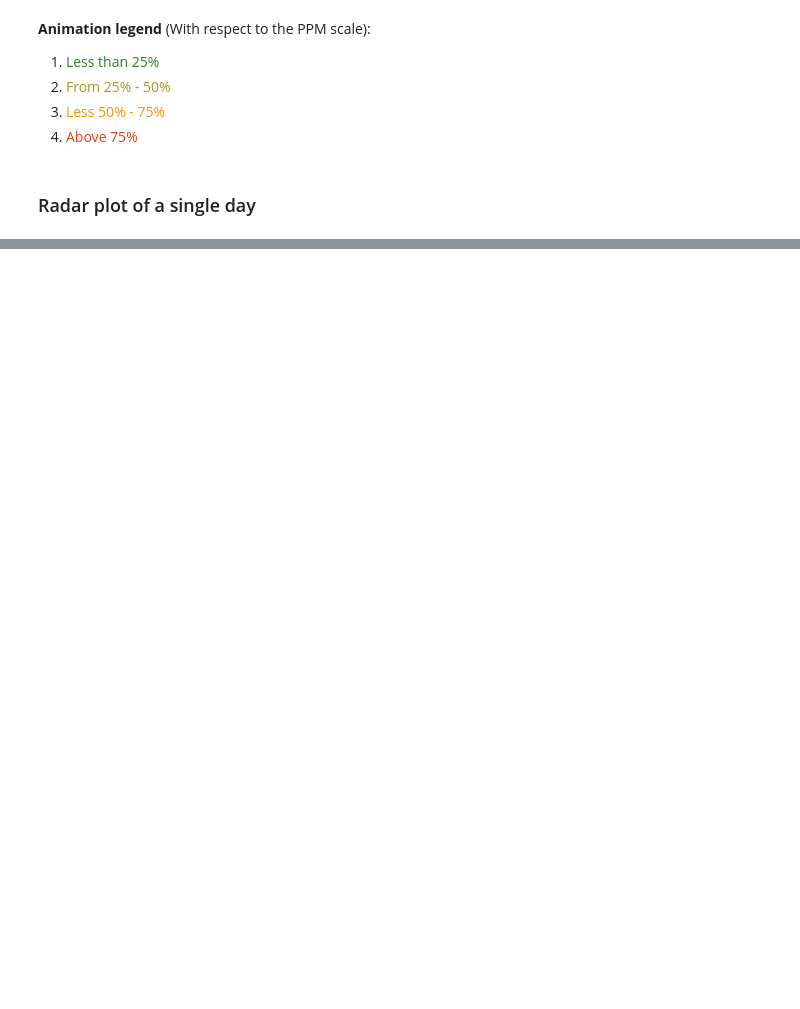
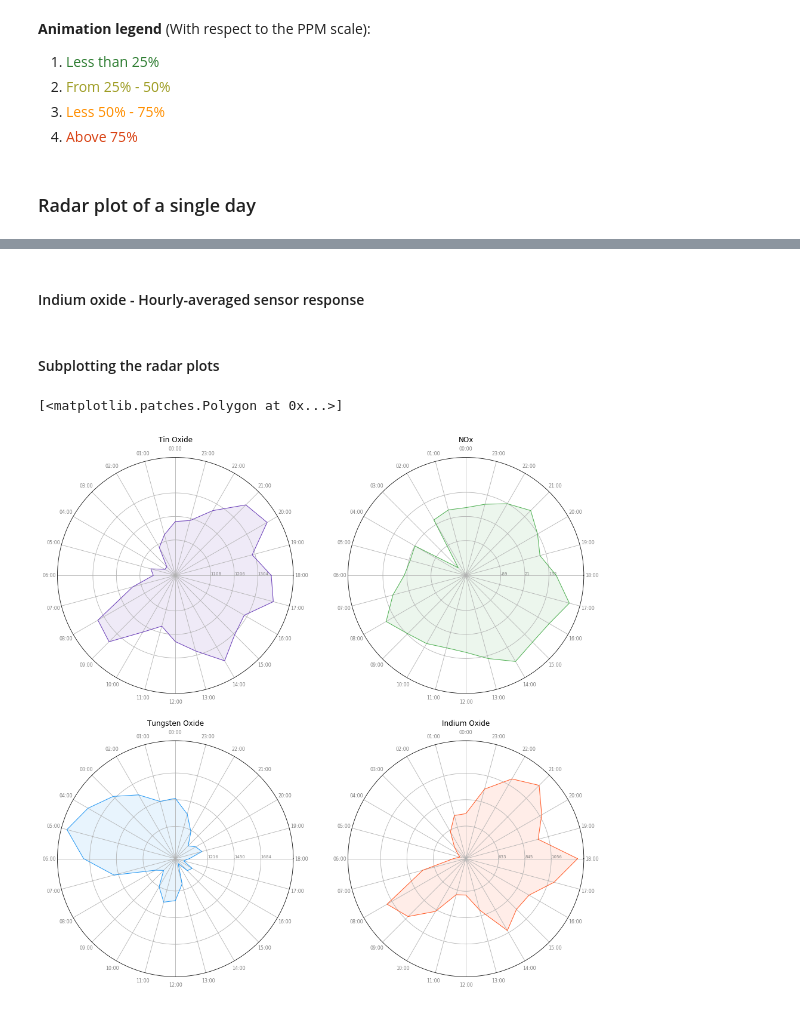
Before and after one commit to Dheeraj1998/Areca, a Jupyter notebook: Areca - Data Analysis.ipynb, the cells around one changed output, grey strips where cells are left out. Saved outputs shown, nothing was run; the diff lists cells and outputs as text; code cells hidden in the pictures; blank space fills up the shorter version.

```diff
--- a/Areca - Data Analysis.ipynb
+++ b/Areca - Data Analysis.ipynb
@@ -116,0 +215,2 @@ KeyboardInterrupt:
+# %% [markdown]
+#### Indium oxide - Hourly-averaged sensor response
@@ -116,0 +245,72 @@ KeyboardInterrupt:
+# %%
+categories=list(dataframe_1)[1:]
+N = len(categories)
+
+values_1=dataframe_1.loc[0].drop('group').values.flatten().tolist()
+values_1 += values_1[:1]
+
+values_2=dataframe_2.loc[0].drop('group').values.flatten().tolist()
+values_2 += values_2[:1]
+
+values_3=dataframe_3.loc[0].drop('group').values.flatten().tolist()
+values_3 += values_3[:1]
+
+values_4=dataframe_4.loc[0].drop('group').values.flatten().tolist()
+values_4 += values_4[:1]
+
+angles = [n / float(N) * 2 * pi for n in range(N)]
+angles += angles[:1]
+# %% [markdown]
+#### Subplotting the radar plots
+# %%
+plt.figure(figsize=(16,16))
+ax = plt.subplot(221, polar=True)
+plt.xticks(angles[:-1], categories, color='grey', size=8)
+
+ax.set_rlabel_position(0)
+difference_values = max(values_1) - min(values_1)
+plt.yticks([min(values_1) + difference_values * 0.25, min(values_1) + difference_values * 0.5, min(values_1) + difference_values * 0.75], [str(int(min(values_1) + difference_values * 0.25)), str(int(min(values_1) + difference_values * 0.5)), str(int(min(values_1) + difference_values * 0.75))], color="grey", size=7)
+plt.ylim(min(values_1) - 50, max(values_1) + 50)
+plt.title("Tin Oxide")
+
+ax.plot(angles, values_1, linewidth=1, linestyle='solid', color='#673AB7')
+ax.fill(angles, values_1, '#673AB7', alpha=0.1)
+
+ax = plt.subplot(222, polar=True)
+plt.xticks(angles[:-1], categories, color='grey', size=8)
+
+ax.set_rlabel_position(0)
+difference_values = max(values_2) - min(values_2)
+plt.yticks([min(values_2) + difference_values * 0.25, min(values_2) + difference_values * 0.5, min(values_2) + difference_values * 0.75], [str(int(min(values_2) + difference_values * 0.25)), str(int(min(values_2) + difference_values * 0.5)), str(int(min(values_2) + difference_values * 0.75))], color="grey", size=7)
+plt.ylim(min(values_2) - 50, max(values_2) + 50)
+plt.title("NOx")
+
+ax.plot(angles, values_2, linewidth=1, linestyle='solid', color='#4CAF50')
+ax.fill(angles, values_2, '#4CAF50', alpha=0.1)
+
+ax = plt.subplot(223, polar=True)
+plt.xticks(angles[:-1], categories, color='grey', size=8)
+
+ax.set_rlabel_position(0)
+difference_values = max(values_3) - min(values_3)
+plt.yticks([min(values_3) + difference_values * 0.25, min(values_3) + difference_values * 0.5, min(values_3) + difference_values * 0.75], [str(int(min(values_3) + difference_values * 0.25)), str(int(min(values_3) + difference_values * 0.5)), str(int(min(values_3) + difference_values * 0.75))], color="grey", size=7)
+plt.ylim(min(values_3) - 50, max(values_3) + 50)
+plt.title("Tungsten Oxide")
+
+ax.plot(angles, values_3, linewidth=1, linestyle='solid', color='#2196F3')
+ax.fill(angles, values_3, '#2196F3', alpha=0.1)
+
+ax = plt.subplot(224, polar=True)
+plt.xticks(angles[:-1], categories, color='grey', size=8)
+
+ax.set_rlabel_position(0)
+difference_values = max(values_4) - min(values_4)
+plt.yticks([min(values_4) + difference_values * 0.25, min(values_4) + difference_values * 0.5, min(values_4) + difference_values * 0.75], [str(int(min(values_4) + difference_values * 0.25)), str(int(min(values_4) + difference_values * 0.5)), str(int(min(values_4) + difference_values * 0.75))], color="grey", size=7)
+plt.ylim(min(values_4) - 50, max(values_4) + 50)
+plt.title("Indium Oxide")
+
+ax.plot(angles, values_4, linewidth=1, linestyle='solid', color='#FF5722')
+ax.fill(angles, values_4, '#FF5722', alpha=0.1)
+# %% [output]
+[<matplotlib.patches.Polygon at 0x...>]
+[figure, added]
```
Also changed, not shown: parts of 11 cells of this notebook.
